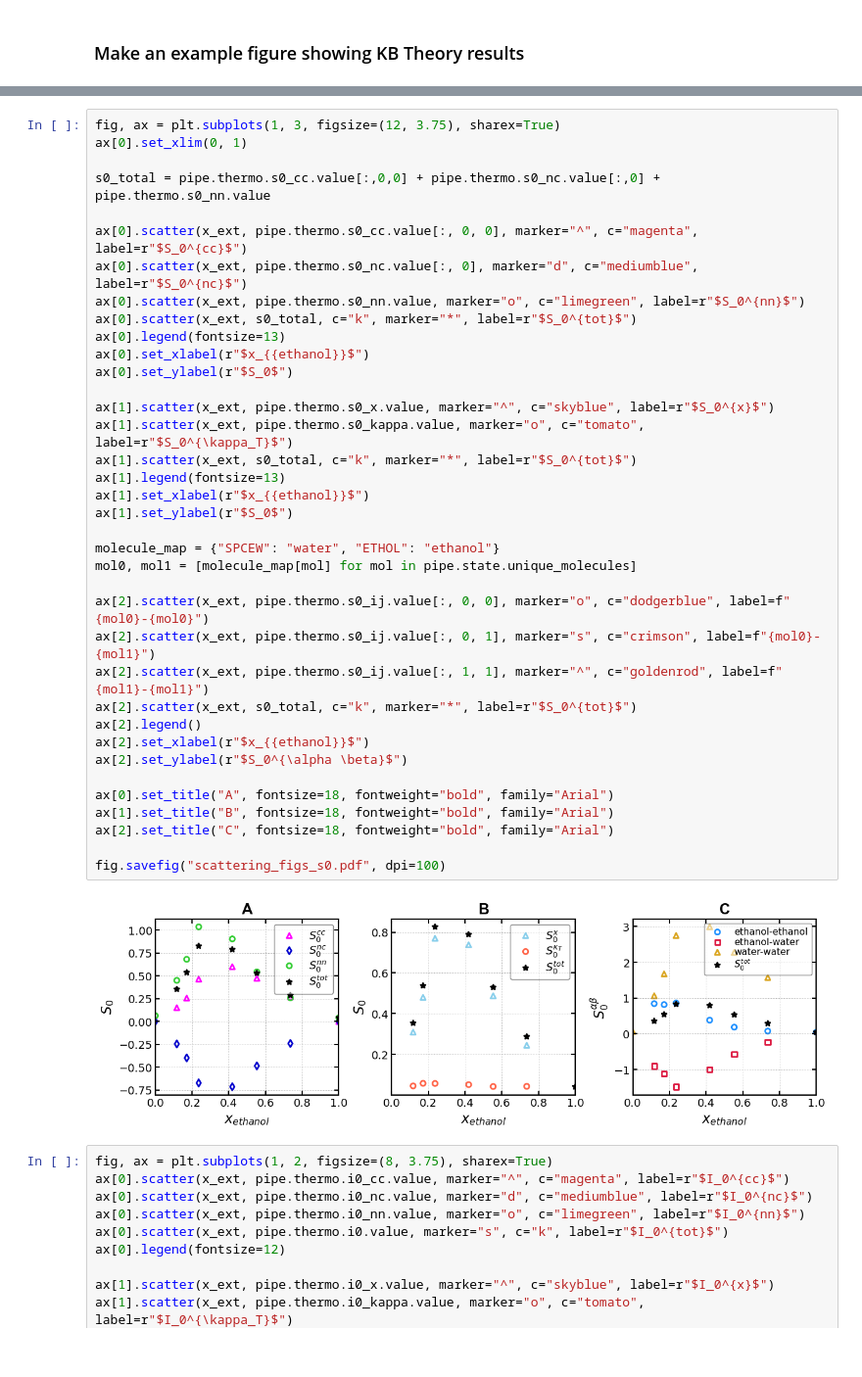
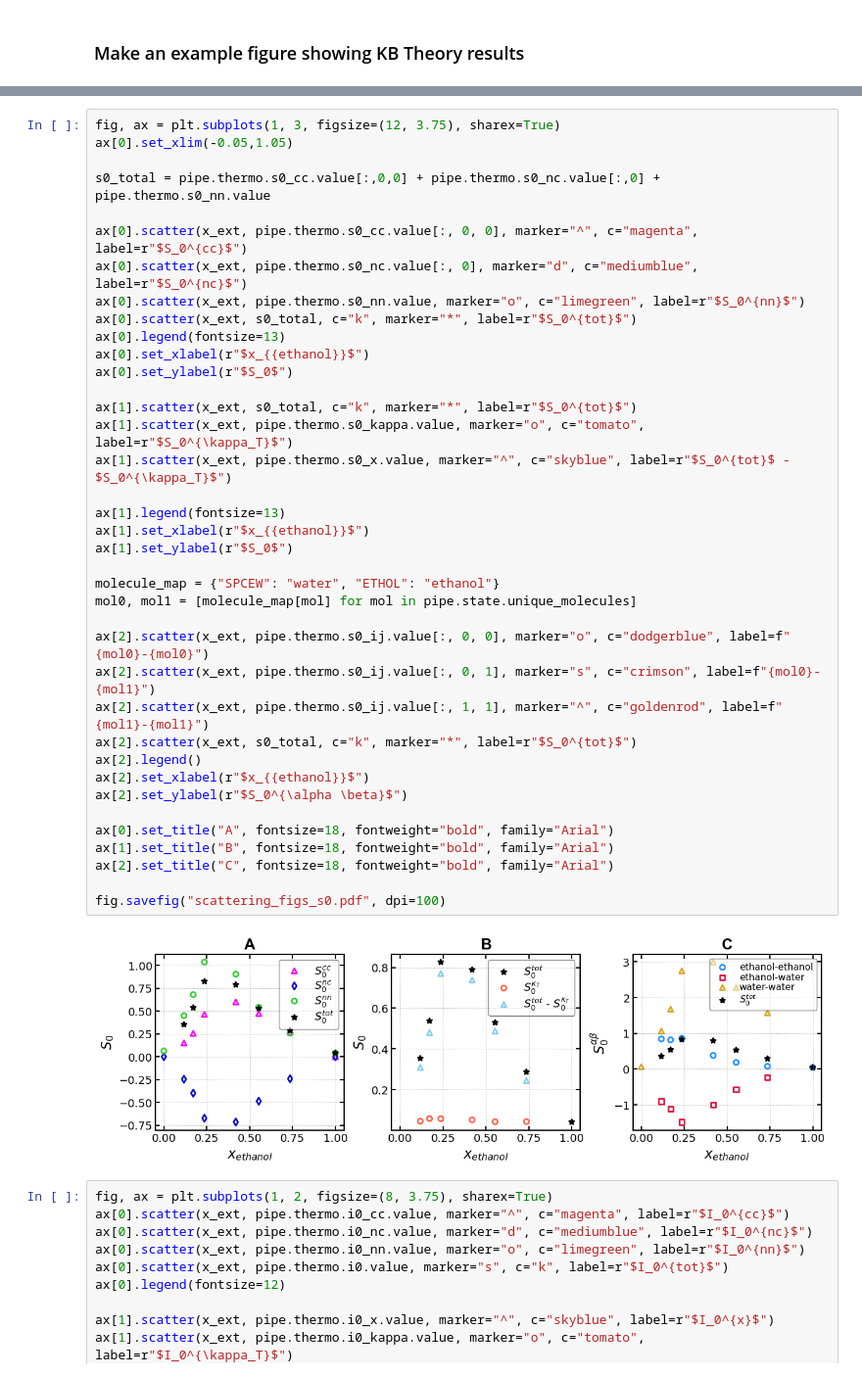
Before and after one commit to anl-sepsci/kbkit, a Jupyter notebook: examples/etoh_h2o_example.ipynb, the cells around one changed output, grey strips where cells are left out. Shown at 98% size. Cells and saved outputs as stored; diff of their text form.

Commit message:
updated plotting functions

```diff
--- a/examples/etoh_h2o_example.ipynb
+++ b/examples/etoh_h2o_example.ipynb
@@ -111,42 +109,43 @@ fig.savefig("pipeline_figs.pdf", dpi=100)
 # %%
 fig, ax = plt.subplots(1, 3, figsize=(12, 3.75), sharex=True)
-ax[0].set_xlim(0, 1)
+ax[0].set_xlim(-0.05,1.05)
 
 s0_total = pipe.thermo.s0_cc.value[:,0,0] + pipe.thermo.s0_nc.value[:,0] + pipe.thermo.s0_nn.value
 
 ax[0].scatter(x_ext, pipe.thermo.s0_cc.value[:, 0, 0], marker="^", c="magenta", label=r"$S_0^{cc}$")
 ax[0].scatter(x_ext, pipe.thermo.s0_nc.value[:, 0], marker="d", c="mediumblue", label=r"$S_0^{nc}$")
 ax[0].scatter(x_ext, pipe.thermo.s0_nn.value, marker="o", c="limegreen", label=r"$S_0^{nn}$")
 ax[0].scatter(x_ext, s0_total, c="k", marker="*", label=r"$S_0^{tot}$")
 ax[0].legend(fontsize=13)
 ax[0].set_xlabel(r"$x_{{ethanol}}$")
 ax[0].set_ylabel(r"$S_0$")
 
-ax[1].scatter(x_ext, pipe.thermo.s0_x.value, marker="^", c="skyblue", label=r"$S_0^{x}$")
+ax[1].scatter(x_ext, s0_total, c="k", marker="*", label=r"$S_0^{tot}$")
 ax[1].scatter(x_ext, pipe.thermo.s0_kappa.value, marker="o", c="tomato", label=r"$S_0^{\kappa_T}$")
-ax[1].scatter(x_ext, s0_total, c="k", marker="*", label=r"$S_0^{tot}$")
+ax[1].scatter(x_ext, pipe.thermo.s0_x.value, marker="^", c="skyblue", label=r"$S_0^{tot}$ - $S_0^{\kappa_T}$")
+
 ax[1].legend(fontsize=13)
 ax[1].set_xlabel(r"$x_{{ethanol}}$")
 ax[1].set_ylabel(r"$S_0$")
 
 molecule_map = {"SPCEW": "water", "ETHOL": "ethanol"}
 mol0, mol1 = [molecule_map[mol] for mol in pipe.state.unique_molecules]
 
 ax[2].scatter(x_ext, pipe.thermo.s0_ij.value[:, 0, 0], marker="o", c="dodgerblue", label=f"{mol0}-{mol0}")
 ax[2].scatter(x_ext, pipe.thermo.s0_ij.value[:, 0, 1], marker="s", c="crimson", label=f"{mol0}-{mol1}")
 ax[2].scatter(x_ext, pipe.thermo.s0_ij.value[:, 1, 1], marker="^", c="goldenrod", label=f"{mol1}-{mol1}")
 ax[2].scatter(x_ext, s0_total, c="k", marker="*", label=r"$S_0^{tot}$")
 ax[2].legend()
 ax[2].set_xlabel(r"$x_{{ethanol}}$")
 ax[2].set_ylabel(r"$S_0^{\alpha \beta}$")
 
 ax[0].set_title("A", fontsize=18, fontweight="bold", family="Arial")
 ax[1].set_title("B", fontsize=18, fontweight="bold", family="Arial")
 ax[2].set_title("C", fontsize=18, fontweight="bold", family="Arial")
 
 fig.savefig("scattering_figs_s0.pdf", dpi=100)
 # %% [output]
-[figure, old version]
+[figure, new version]
 # %%
 fig, ax = plt.subplots(1, 2, figsize=(8, 3.75), sharex=True)
 ax[0].scatter(x_ext, pipe.thermo.i0_cc.value, marker="^", c="magenta", label=r"$I_0^{cc}$")
```
Also changed, not shown: parts of 6 cells of this notebook, 7 other files.
